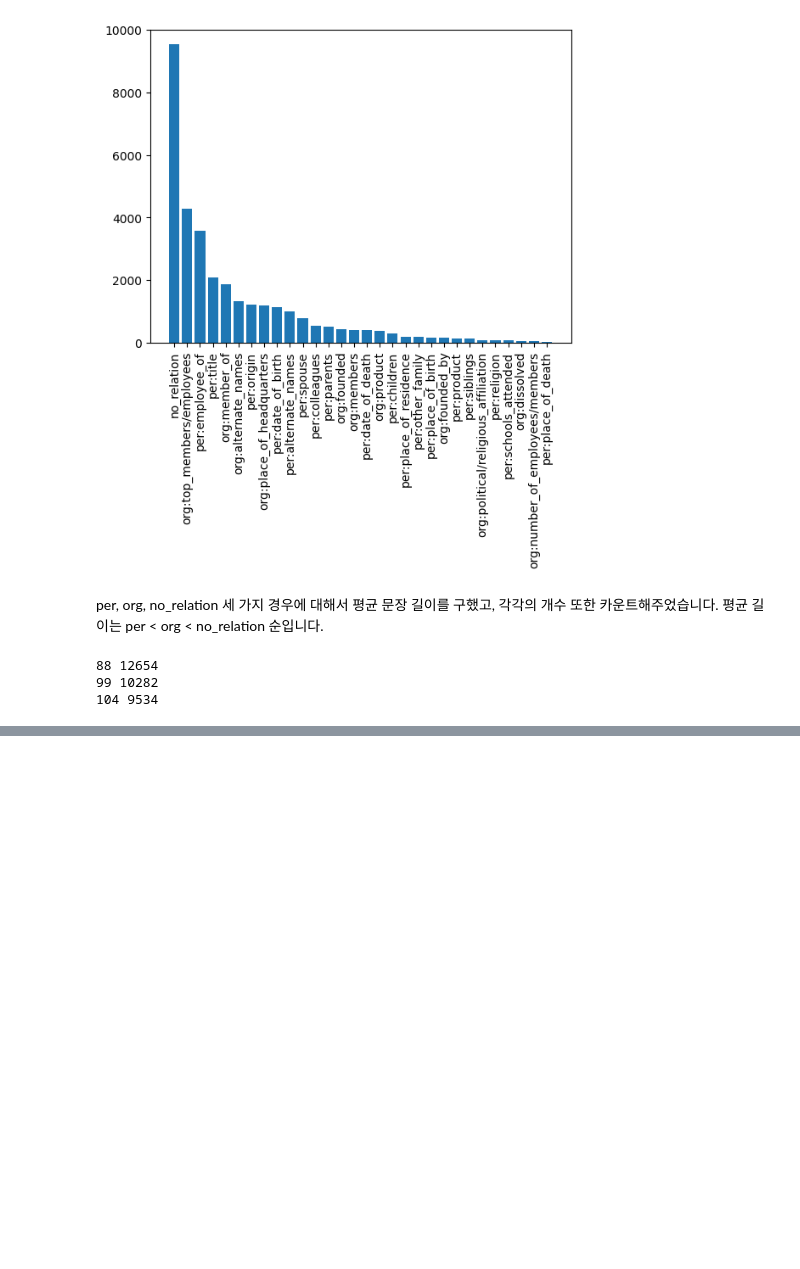
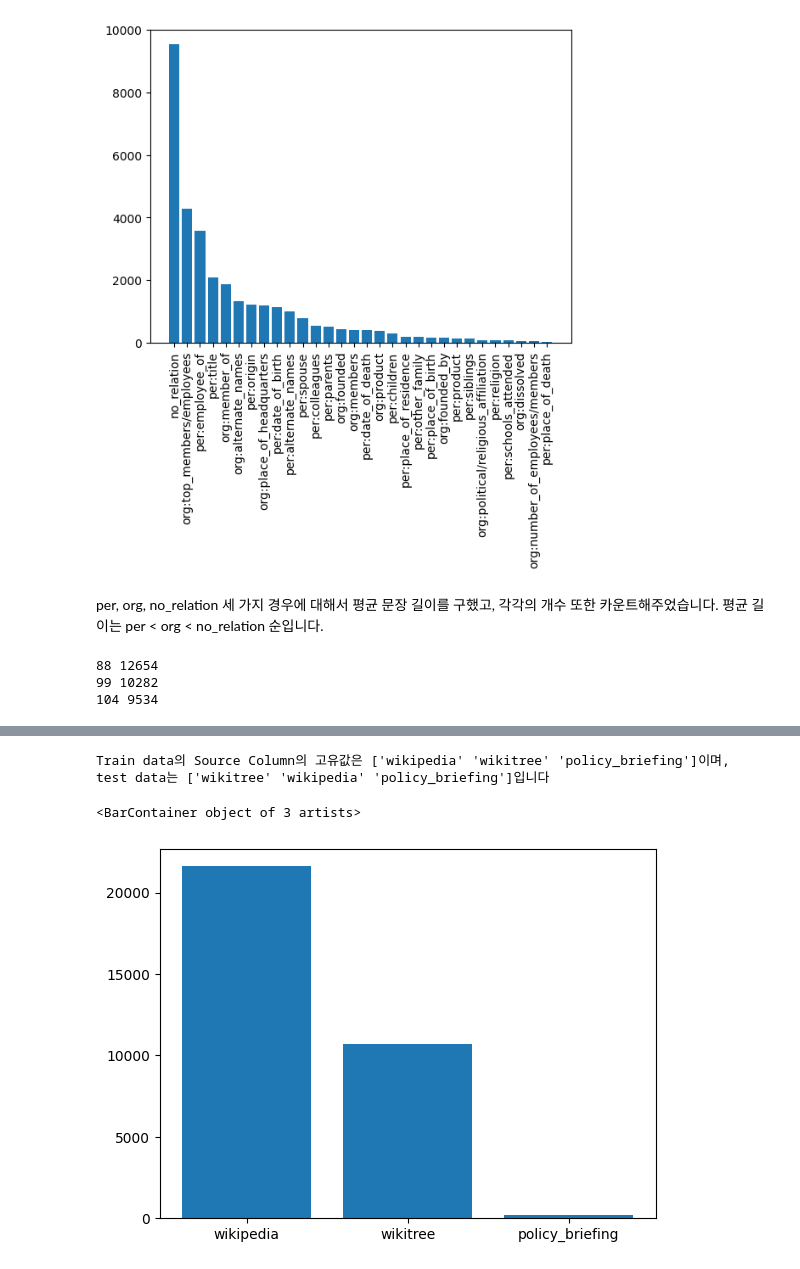
Before and after one commit to boostcampaitech4lv23nlp2/level2_klue_nlp-level1-nlp-12, a Jupyter notebook: EDA.ipynb, the cells around one changed output, grey strips where cells are left out. Saved outputs shown, nothing was run; the diff lists cells and outputs as text; code cells hidden in the pictures; blank space fills up the shorter version.

```diff
--- a/EDA.ipynb
+++ b/EDA.ipynb
@@ -208,0 +227,9 @@ print(no_relation_length // no_relation_count, no_relation_count)
+# %%
+print(f"Train data의 Source Column의 고유값은 {train_data['source'].unique()}이며, test data는 {test_data['source'].unique()}입니다")
+# %% [output]
+Train data의 Source Column의 고유값은 ['wikipedia' 'wikitree' 'policy_briefing']이며, test data는 ['wikitree' 'wikipedia' 'policy_briefing']입니다
+# %%
+plt.bar(train_data['source'].value_counts().index, train_data['source'].value_counts())
+# %% [output]
+<BarContainer object of 3 artists>
+[figure, added]
```
Also changed, not shown: parts of 9 cells of this notebook.
